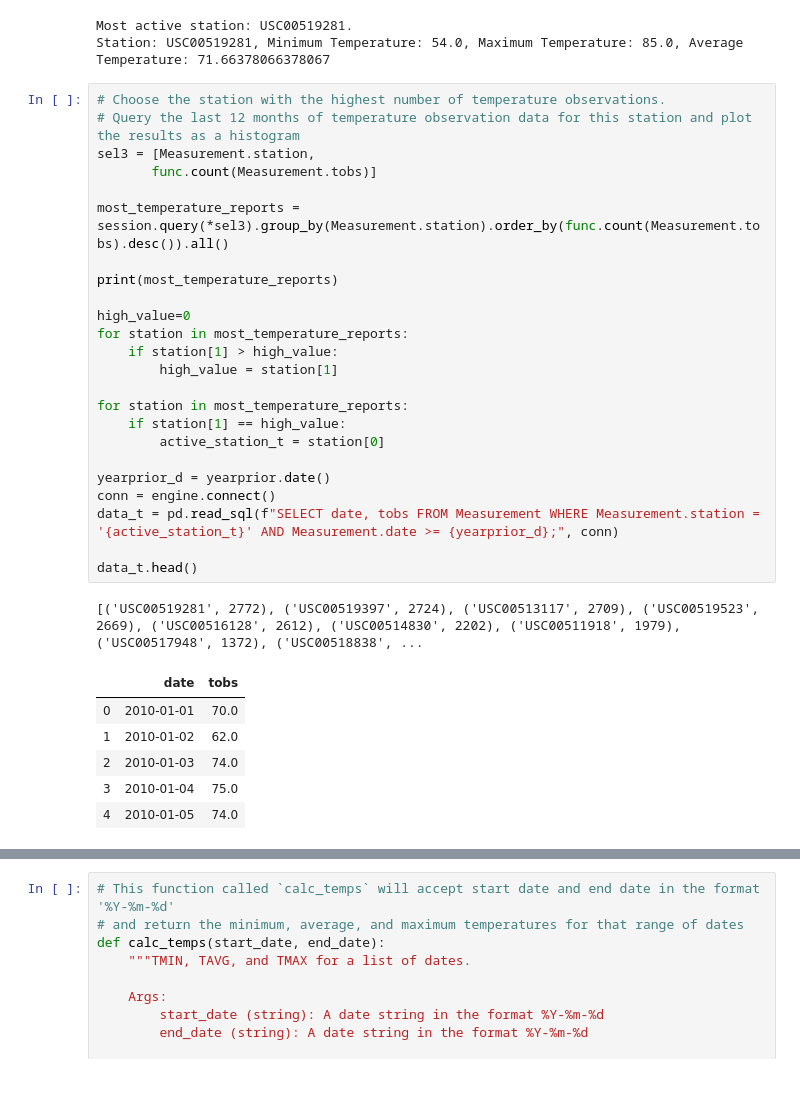
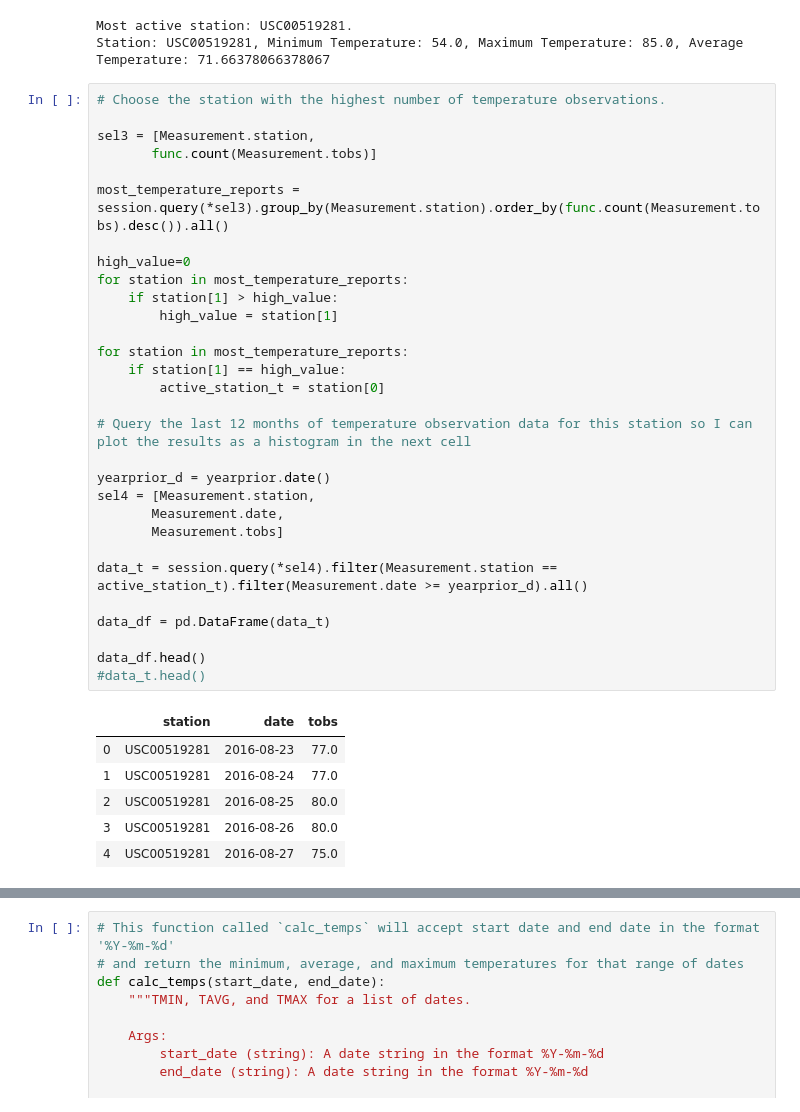
Before and after one commit to nathandieck/sqlalchemy-challenge, a Jupyter notebook: sqlalchemy_challenge.ipynb, the cells around one changed output, grey strips where cells are left out. Drawn from its saved outputs; the diff is of its cells as text; blank space fills up the shorter version.

```diff
--- a/sqlalchemy_challenge.ipynb
+++ b/sqlalchemy_challenge.ipynb
@@ -161,33 +166,38 @@ Most active station: USC00519281.
 Station: USC00519281, Minimum Temperature: 54.0, Maximum Temperature: 85.0, Average Temperature: 71.66378066378067
 # %%
 # Choose the station with the highest number of temperature observations.
-# Query the last 12 months of temperature observation data for this station and plot the results as a histogram
+
 sel3 = [Measurement.station,
        func.count(Measurement.tobs)]
 
 most_temperature_reports = session.query(*sel3).group_by(Measurement.station).order_by(func.count(Measurement.tobs).desc()).all()
-
-print(most_temperature_reports)
 
 high_value=0
 for station in most_temperature_reports:
     if station[1] > high_value:
         high_value = station[1]
 
 for station in most_temperature_reports:
     if station[1] == high_value:
         active_station_t = station[0]
 
+# Query the last 12 months of temperature observation data for this station so I can plot the results as a histogram in the next cell
+
 yearprior_d = yearprior.date()
-conn = engine.connect()
-data_t = pd.read_sql(f"SELECT date, tobs FROM Measurement WHERE Measurement.station = '{active_station_t}' AND Measurement.date >= {yearprior_d};", conn)
+sel4 = [Measurement.station,
+       Measurement.date,
+       Measurement.tobs]
 
-data_t.head()
+data_t = session.query(*sel4).filter(Measurement.station == active_station_t).filter(Measurement.date >= yearprior_d).all()
+
+data_df = pd.DataFrame(data_t)
+
+data_df.head()
+#data_t.head()
 # %% [output]
-[('USC00519281', 2772), ('USC00519397', 2724), ('USC00513117', 2709), ('USC00519523', 2669), ('USC00516128', 2612), ('USC00514830', 2202), ('USC00511918', 1979), ('USC00517948', 1372), ('USC00518838', ...
-|  | date | tobs |
-| 0 | 2010-01-01 | 70.0 |
-| 1 | 2010-01-02 | 62.0 |
-| 2 | 2010-01-03 | 74.0 |
-| 3 | 2010-01-04 | 75.0 |
-| 4 | 2010-01-05 | 74.0 |
+|  | station | date | tobs |
+| 0 | USC00519281 | 2016-08-23 | 77.0 |
+| 1 | USC00519281 | 2016-08-24 | 77.0 |
+| 2 | USC00519281 | 2016-08-25 | 80.0 |
+| 3 | USC00519281 | 2016-08-26 | 80.0 |
+| 4 | USC00519281 | 2016-08-27 | 75.0 |
```
Also changed, not shown: parts of 8 cells of this notebook.
